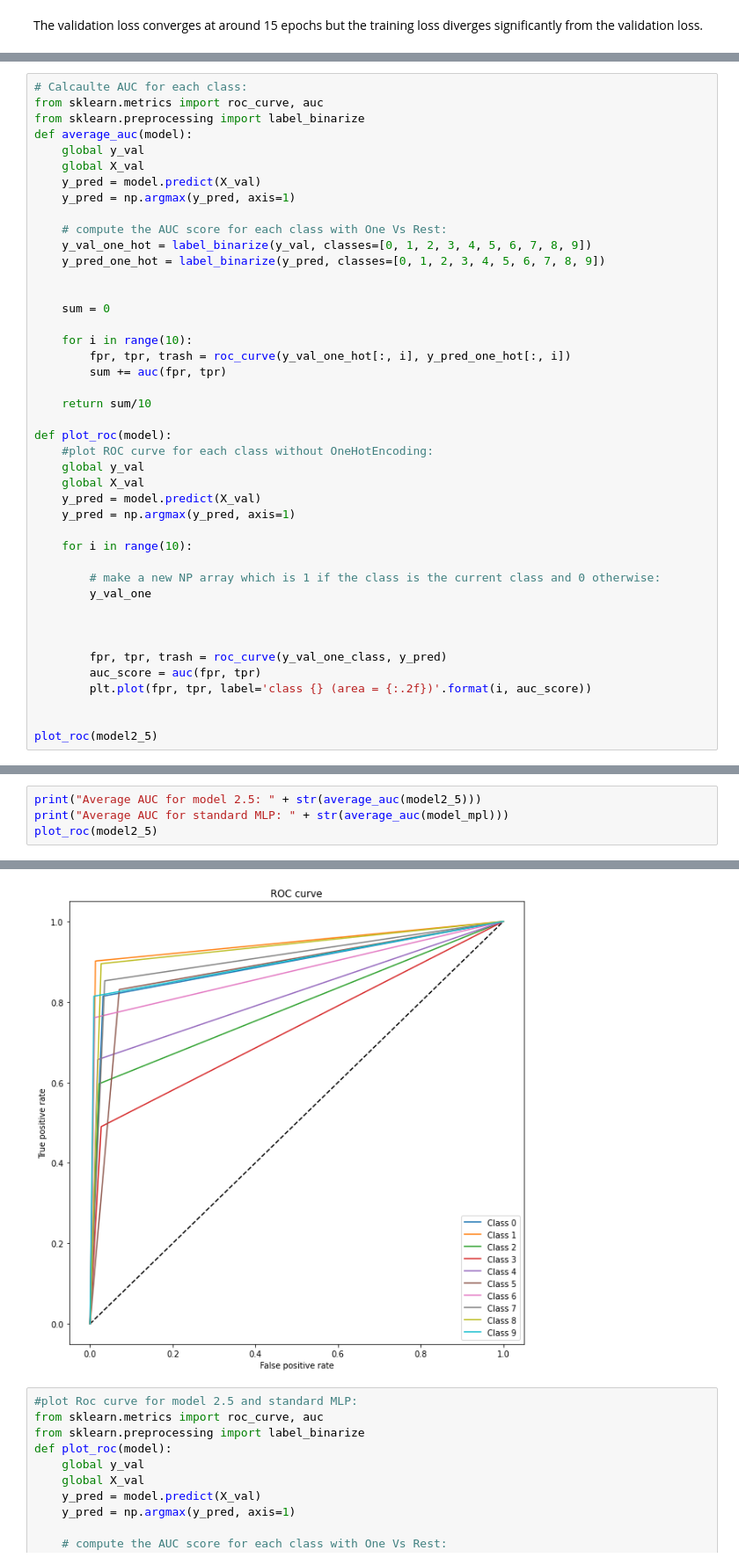
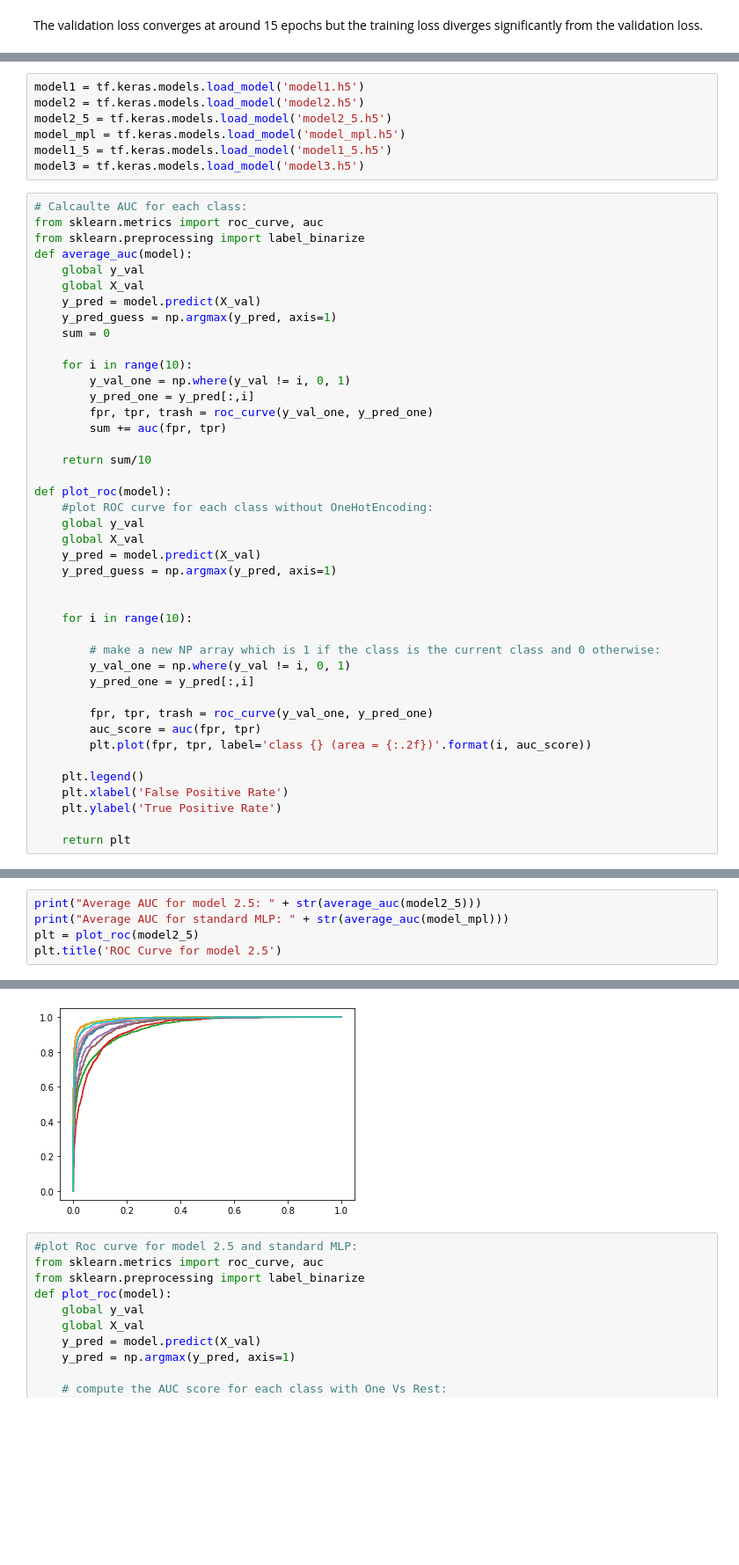
Before and after one commit to saakethkoka/ML-Lab6-CNN, a Jupyter notebook: main.ipynb, the cells around one changed output, grey strips where cells are left out. Shown: that part at 88% size. Cells and saved outputs as stored; diff of their text form; blank space fills up the shorter version.

```diff
--- a/main.ipynb
+++ b/main.ipynb
@@ -415,3 +417,10 @@ The validation loss converges at around 15 epochs but the training loss diverges
+# %%
+model1 = tf.keras.models.load_model('model1.h5')
+model2 = tf.keras.models.load_model('model2.h5')
+model2_5 = tf.keras.models.load_model('model2_5.h5')
+model_mpl = tf.keras.models.load_model('model_mpl.h5')
+model1_5 = tf.keras.models.load_model('model1_5.h5')
+model3 = tf.keras.models.load_model('model3.h5')
 # %%
 # Calcaulte AUC for each class:
 from sklearn.metrics import roc_curve, auc
@@ -420,17 +429,13 @@ def average_auc(model):
     global y_val
     global X_val
     y_pred = model.predict(X_val)
-    y_pred = np.argmax(y_pred, axis=1)
-
-    # compute the AUC score for each class with One Vs Rest:
-    y_val_one_hot = label_binarize(y_val, classes=[0, 1, 2, 3, 4, 5, 6, 7, 8, 9])
-    y_pred_one_hot = label_binarize(y_pred, classes=[0, 1, 2, 3, 4, 5, 6, 7, 8, 9])
-
-
+    y_pred_guess = np.argmax(y_pred, axis=1)
     sum = 0
 
     for i in range(10):
-        fpr, tpr, trash = roc_curve(y_val_one_hot[:, i], y_pred_one_hot[:, i])
+        y_val_one = np.where(y_val != i, 0, 1)
+        y_pred_one = y_pred[:,i]
+        fpr, tpr, trash = roc_curve(y_val_one, y_pred_one)
         sum += auc(fpr, tpr)
 
     return sum/10
@@ -440,18 +445,21 @@ def plot_roc(model):
     global y_val
     global X_val
     y_pred = model.predict(X_val)
-    y_pred = np.argmax(y_pred, axis=1)
+    y_pred_guess = np.argmax(y_pred, axis=1)
+
 
     for i in range(10):
 
         # make a new NP array which is 1 if the class is the current class and 0 otherwise:
-        y_val_one
+        y_val_one = np.where(y_val != i, 0, 1)
+        y_pred_one = y_pred[:,i]
 
-
-
-        fpr, tpr, trash = roc_curve(y_val_one_class, y_pred)
+        fpr, tpr, trash = roc_curve(y_val_one, y_pred_one)
         auc_score = auc(fpr, tpr)
         plt.plot(fpr, tpr, label='class {} (area = {:.2f})'.format(i, auc_score))
 
+    plt.legend()
+    plt.xlabel('False Positive Rate')
+    plt.ylabel('True Positive Rate')
 
-plot_roc(model2_5)
+    return plt
@@ -466,5 +466,6 @@ KeyboardInterrupt:
 # %%
 print("Average AUC for model 2.5: " + str(average_auc(model2_5)))
 print("Average AUC for standard MLP: " + str(average_auc(model_mpl)))
-plot_roc(model2_5)
+plt = plot_roc(model2_5)
+plt.title('ROC Curve for model 2.5')
 # %% [output]
@@ -476,4 +478,4 @@ Average AUC for standard MLP: 0.7400925925925926
-[figure, old version]
+[figure, new version]
 # %%
 #plot Roc curve for model 2.5 and standard MLP:
 from sklearn.metrics import roc_curve, auc
```
Also changed, not shown: parts of 3 cells of this notebook.
